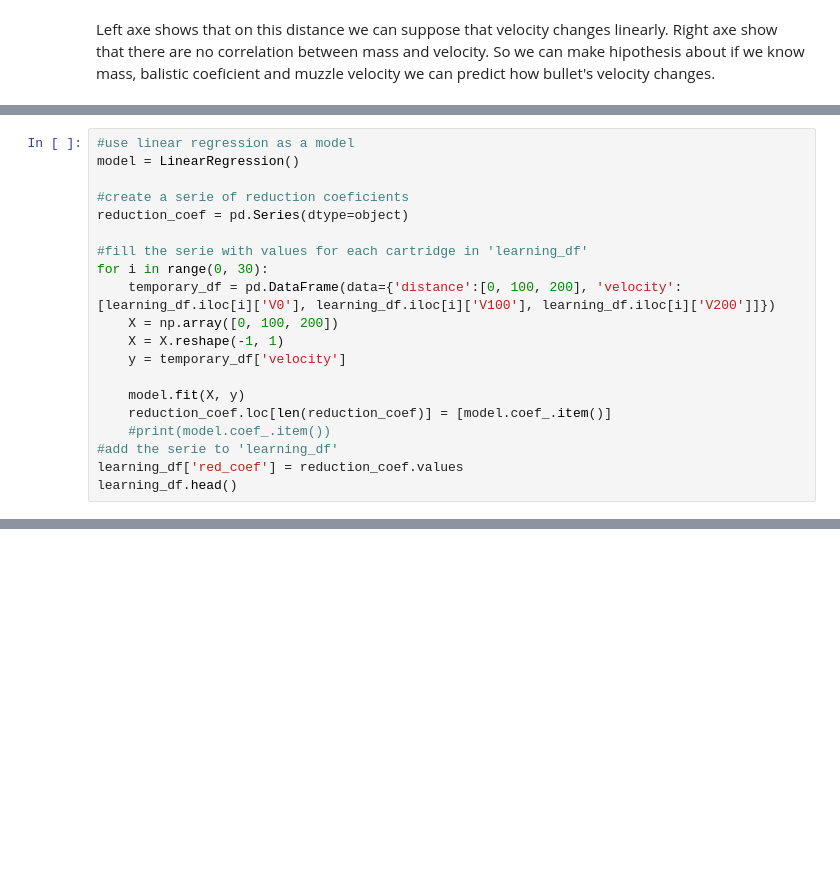
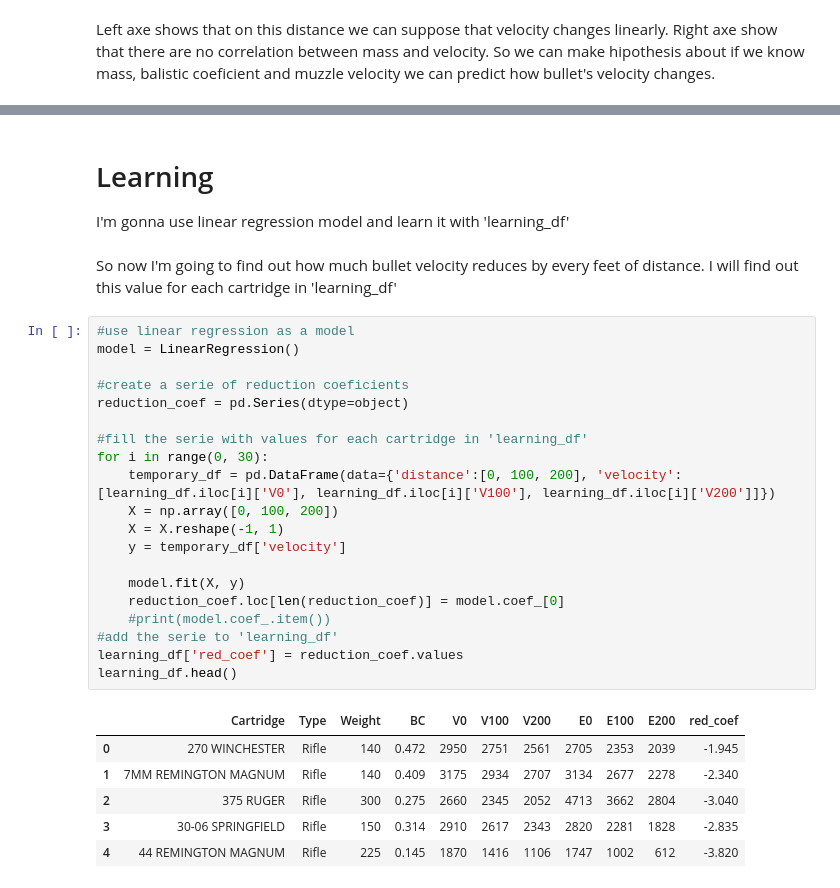
Before and after one commit to OstapVando/BALISTICS_analysis, a Jupyter notebook: main.ipynb, the cells around one changed output, grey strips where cells are left out. Saved outputs shown, nothing was run; the diff lists cells and outputs as text; blank space fills up the shorter version.

```diff
--- a/main.ipynb
+++ b/main.ipynb
@@ -164,20 +157,0 @@ So now I'm going to find out how much bullet velocity reduces by every feet of d
-# %%
-#use linear regression as a model
-model = LinearRegression()
-
-#create a serie of reduction coeficients
-reduction_coef = pd.Series(dtype=object)
-
-#fill the serie with values for each cartridge in 'learning_df'
-for i in range(0, 30):
-    temporary_df = pd.DataFrame(data={'distance':[0, 100, 200], 'velocity':[learning_df.iloc[i]['V0'], learning_df.iloc[i]['V100'], learning_df.iloc[i]['V200']]})
-    X = np.array([0, 100, 200])
-    X = X.reshape(-1, 1)
-    y = temporary_df['velocity']
-
-    model.fit(X, y)
-    reduction_coef.loc[len(reduction_coef)] = [model.coef_.item()]
-    #print(model.coef_.item())
-#add the serie to 'learning_df'
-learning_df['red_coef'] = reduction_coef.values
-learning_df.head()
@@ -190,0 +158,33 @@ learning_df.head()
+# %% [markdown]
+# Learning
+
+I'm gonna use linear regression model and learn it with 'learning_df'
+# %% [markdown]
+So now I'm going to find out how much bullet velocity reduces by every feet of distance. I will find out this value for each cartridge in 'learning_df'
+# %%
+#use linear regression as a model
+model = LinearRegression()
+
+#create a serie of reduction coeficients
+reduction_coef = pd.Series(dtype=object)
+
+#fill the serie with values for each cartridge in 'learning_df'
+for i in range(0, 30):
+    temporary_df = pd.DataFrame(data={'distance':[0, 100, 200], 'velocity':[learning_df.iloc[i]['V0'], learning_df.iloc[i]['V100'], learning_df.iloc[i]['V200']]})
+    X = np.array([0, 100, 200])
+    X = X.reshape(-1, 1)
+    y = temporary_df['velocity']
+
+    model.fit(X, y)
+    reduction_coef.loc[len(reduction_coef)] = model.coef_[0]
+    #print(model.coef_.item())
+#add the serie to 'learning_df'
+learning_df['red_coef'] = reduction_coef.values
+learning_df.head()
+# %% [output]
+|  | Cartridge | Type | Weight | BC | V0 | V100 | V200 | E0 | E100 | E200 | red_coef |
+| 0 | 270 WINCHESTER | Rifle | 140 | 0.472 | 2950 | 2751 | 2561 | 2705 | 2353 | 2039 | -1.945 |
+| 1 | 7MM REMINGTON MAGNUM | Rifle | 140 | 0.409 | 3175 | 2934 | 2707 | 3134 | 2677 | 2278 | -2.340 |
+| 2 | 375 RUGER | Rifle | 300 | 0.275 | 2660 | 2345 | 2052 | 4713 | 3662 | 2804 | -3.040 |
+| 3 | 30-06 SPRINGFIELD | Rifle | 150 | 0.314 | 2910 | 2617 | 2343 | 2820 | 2281 | 1828 | -2.835 |
+| 4 | 44 REMINGTON MAGNUM | Rifle | 225 | 0.145 | 1870 | 1416 | 1106 | 1747 | 1002 | 612 | -3.820 |
```
Also changed, not shown: parts of 7 cells of this notebook.
